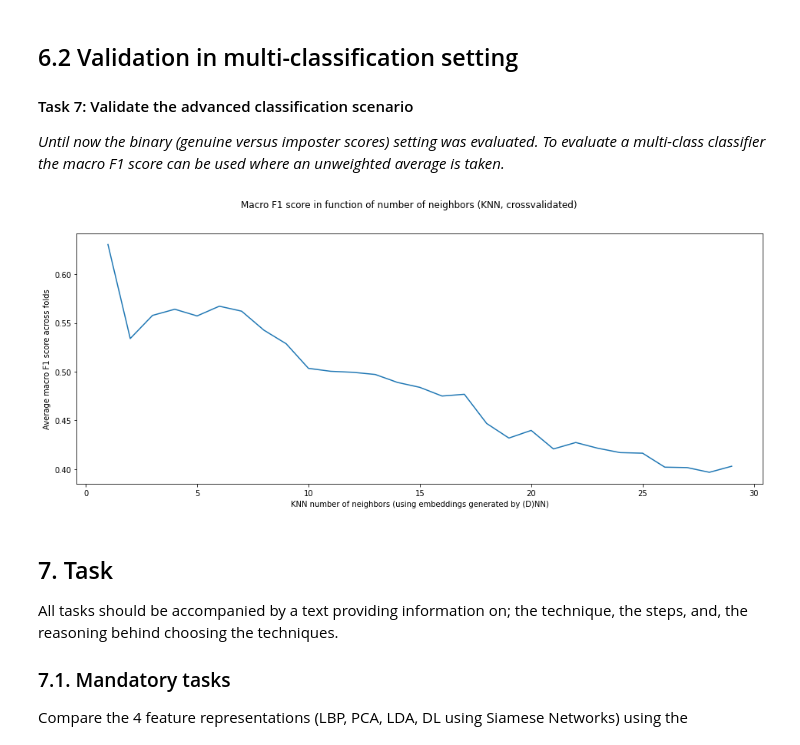
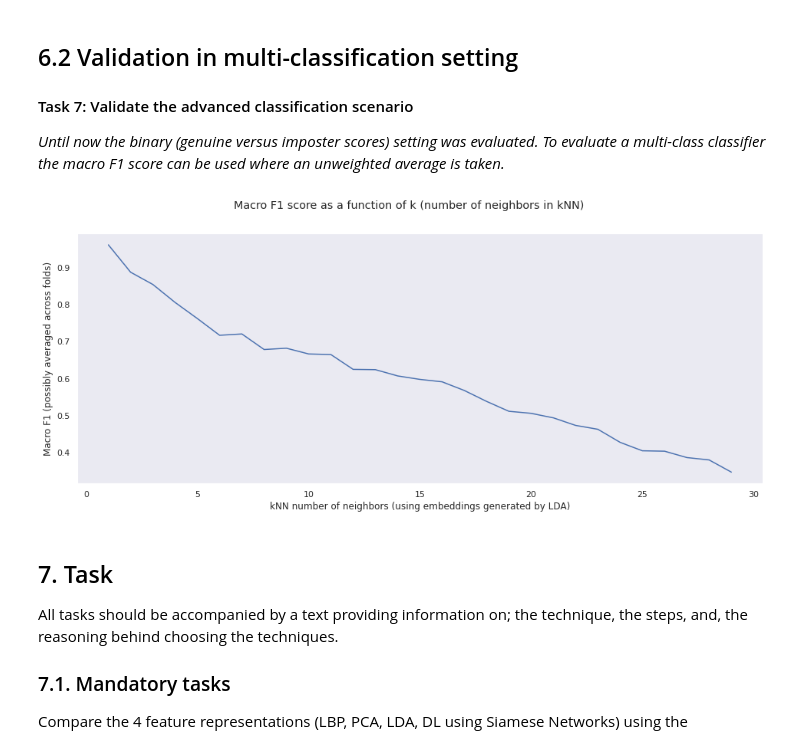
Before and after one commit to BrunoVandekerkhove/biometric-systems, a Jupyter notebook: face_recognition/facial_recognition.ipynb, the cells around one changed output. Drawn from its saved outputs; the diff is of its cells as text; code cells hidden in the pictures.

```diff
--- a/face_recognition/facial_recognition.ipynb
+++ b/face_recognition/facial_recognition.ipynb
@@ -366,7 +369,7 @@ class SiameseNetworkStrategy(FaceRecognitionStrategy):
     super().__init__(data, "(D)NN")
     _, data_h, data_w, data_channels = data.images.shape
     self.encoder, self.model = siamese.create_siamese_model((data_h, data_w, data_channels))
-  def fit(self, rms=Adam(), epochs=10):
+  def fit(self, rms=Adam(), epochs=1):
     x_train_pairs, y_train_pairs = siamese.get_siamese_paired_data(self.x_train, self.y_train)
     self.model.compile(
         loss=siamese.contrastive_loss,
@@ -432,7 +423,7 @@ train and the test set then stores them on disk.
   The training set result is used for validation.
   The test set scores are used for evaluation.
 """
-recompute = True # set to true if starting from scratch
+recompute = False # set to true if starting from scratch
 scores_dict = {} # holds the distances & similarity matrices for training set
 scores_test_dict = {} # holds the distances & similarities for the test set for the evaluation at the end
 for strategy in strategies:
@@ -443,7 +434,7 @@ for strategy in strategies:
   if recompute or not(has_scores) or not(has_test_scores): # check if the scores have to be recomputed
     strategy.fit() # if yes the model has to be fitted first
   if recompute or not(has_scores): # recompute training set scores
-    (genuine_id, distances, normalised, matrix) = strategy.get_scores()
+    (genuine_id, distances, normalised, matrix) = strategy.get_scores_val()
     pickle_file = open(scores_file, "wb")
     pickle.dump((genuine_id, distances, normalised, matrix), pickle_file)
   else: # load training set scores from disk
@@ -742,29 +712,28 @@ plt.show()
 # %%
 from sklearn.model_selection import cross_val_score
 from sklearn import metrics
-#from sklearn.metrics import auc
-#from sklearn.model_selection import LeaveOneOut
 
-#validator = LeaveOneOut()
-#for idx_train, idx_validation in validator.split(X):
+test_values = list(range(1,30)) # nearest neighbors parameter
+strategy = LDAStrategy(faces)
+strategy.fit()
 
 embeddings_train = strategy.describe(strategy.x_train)
 nn_scores = []
-test_values = list(range(1,30))
 for nb_neighbors in test_values:
   knn = KNeighborsClassifier(n_neighbors=nb_neighbors, metric='euclidean')
-  scores = cross_val_score(knn, embeddings_train, strategy.y_train, cv=3, scoring='f1_macro')
+  scores = cross_val_score(knn, embeddings_train, strategy.y_train, cv=2, scoring='f1_macro')
   nn_scores.append(sum(scores) / len(scores))
 
 # Visualise
+center_plots()
 figure, axes = plt.subplots(figsize=(16,6))
-figure.suptitle('Macro F1 score in function of number of neighbors (KNN, crossvalidated)')
+figure.suptitle('Macro F1 score as a function of k (number of neighbors in kNN)')
 plt.plot(test_values, nn_scores)
-axes.set(ylabel='Average macro F1 score across folds')
-axes.set(xlabel='KNN number of neighbors (using embeddings generated by ' + strategy.name + ')')
+axes.set(ylabel='Macro F1 (possibly averaged across folds)')
+axes.set(xlabel='kNN number of neighbors (using embeddings generated by ' + strategy.name + ')')
 plt.show()
 # %% [output]
-[figure, old version]
+[figure, new version]
 # %% [markdown]
 ## 7. Task
 All tasks should be accompanied by a text providing information on; the technique, the steps, and, the reasoning behind choosing the techniques.
```
Also changed, not shown: parts of 15 cells of this notebook.
